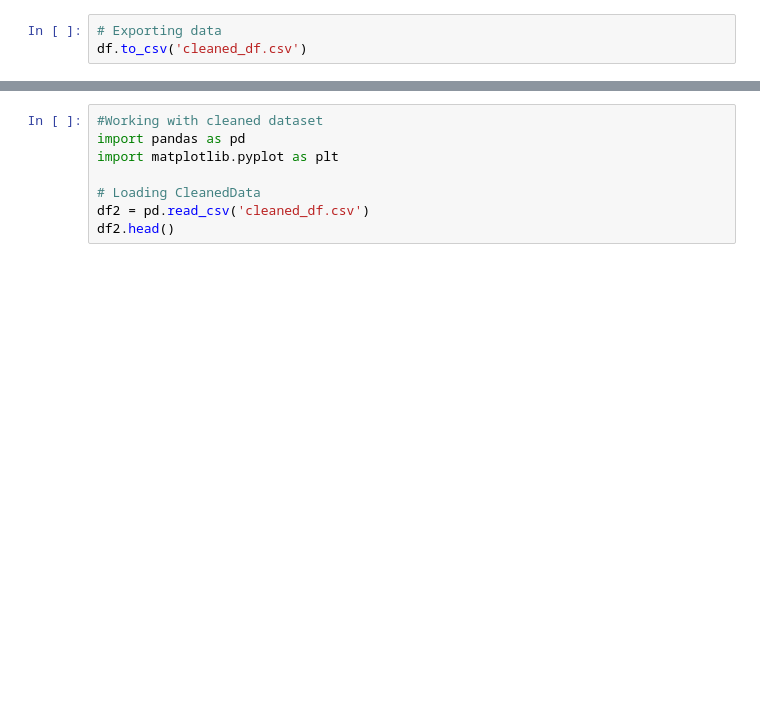
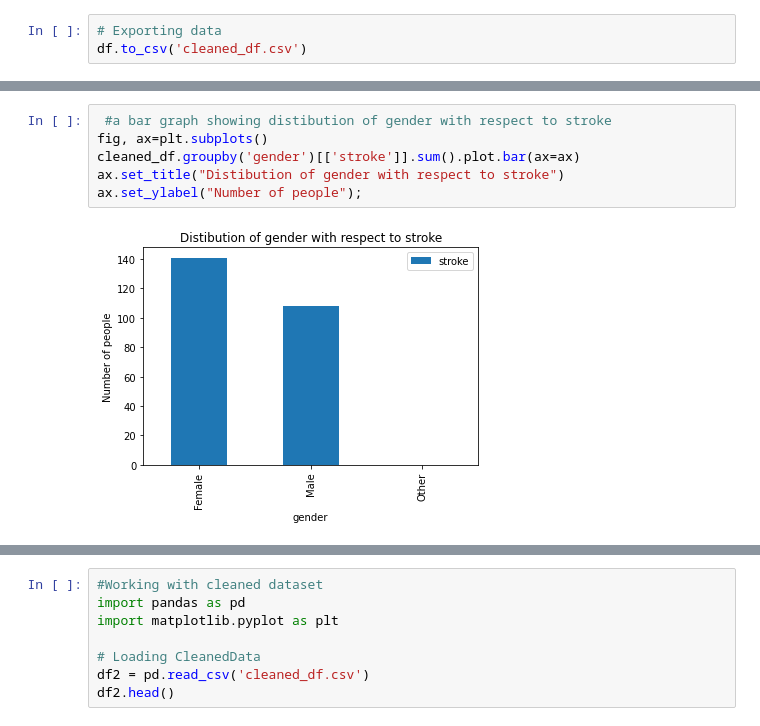
Before and after one commit to FridaOyucho/Stroke_Data_Analysis, a Jupyter notebook: Stroke_Data_Analysis.ipynb, the cells around one changed output, grey strips where cells are left out. Cells and saved outputs as stored; diff of their text form; blank space fills up the shorter version.

```diff
--- a/Stroke_Data_Analysis.ipynb
+++ b/Stroke_Data_Analysis.ipynb
@@ -405,0 +415,8 @@ df.to_csv('cleaned_df.csv')
+# %%
+ #a bar graph showing distibution of gender with respect to stroke
+fig, ax=plt.subplots()
+cleaned_df.groupby('gender')[['stroke']].sum().plot.bar(ax=ax)
+ax.set_title("Distibution of gender with respect to stroke")
+ax.set_ylabel("Number of people");
+# %% [output]
+[figure, added]
```
Also changed, not shown: parts of 17 cells of this notebook.
